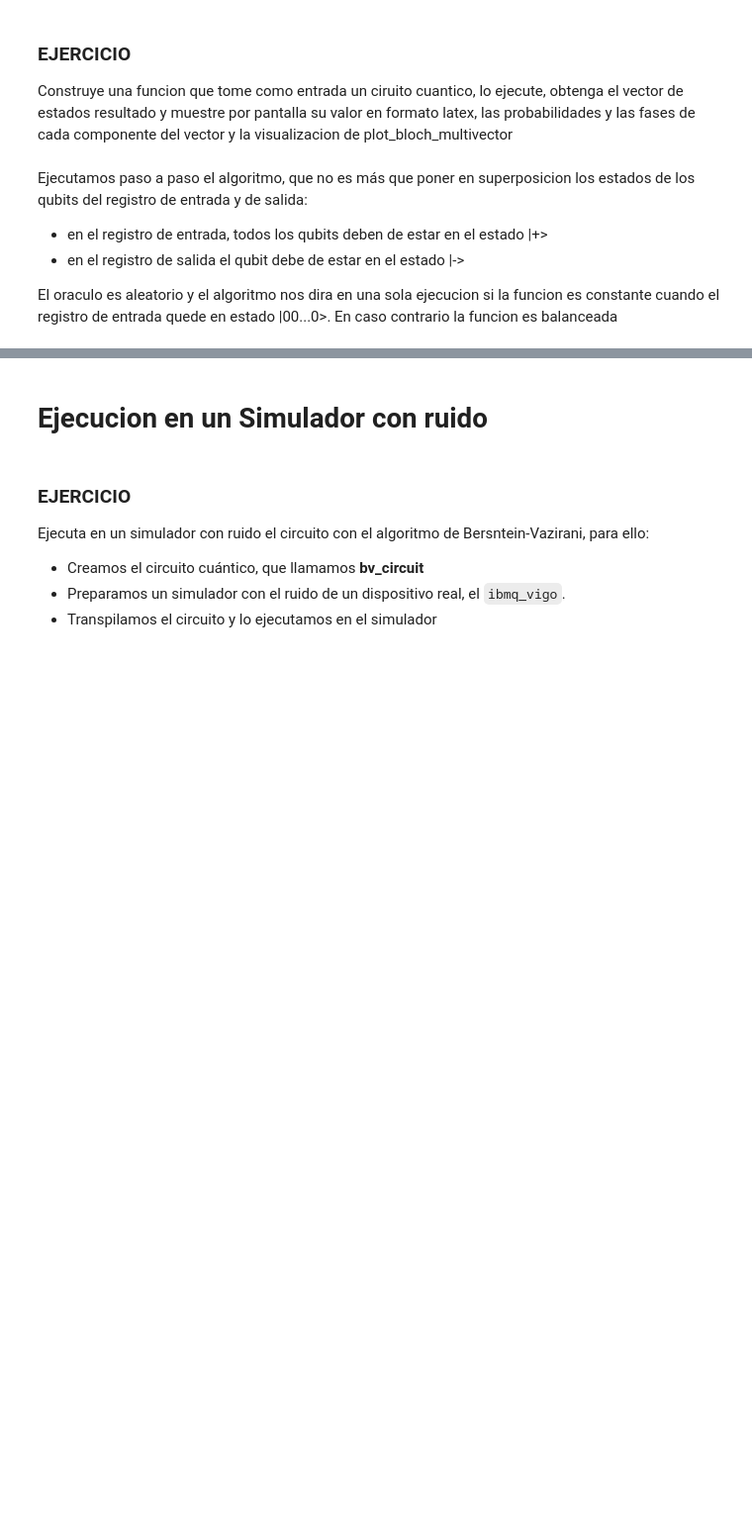
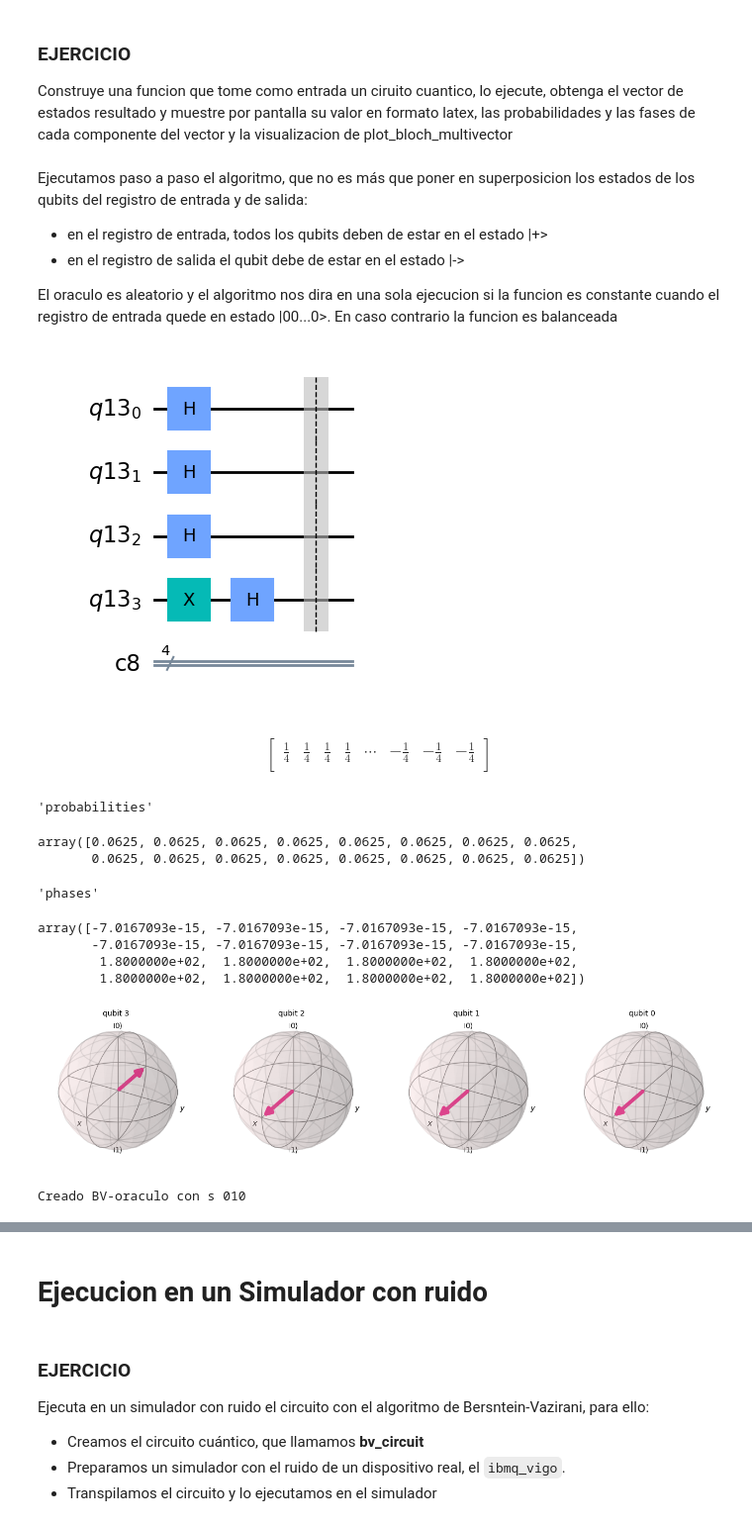
Before and after one commit to jore731/qiskit, a Jupyter notebook: EJERCICIOS/EJERCICIO2_Berstein-Vazirani.ipynb, the cells around one changed output, grey strips where cells are left out. Shown at 99% size. Cells and saved outputs as stored; diff of their text form; code cells hidden in the pictures; blank space fills up the shorter version.

```diff
--- a/EJERCICIOS/EJERCICIO2_Berstein-Vazirani.ipynb
+++ b/EJERCICIOS/EJERCICIO2_Berstein-Vazirani.ipynb
@@ -193,18 +281,20 @@ Construye una funcion que tome como entrada un ciruito cuantico, lo ejecute, obt
 def svector_viz(qc):
     #tomamos un circuito sin medidas
     #medimos el estado, hay que salvar el vector de estados del circuito (en lugar de poner puertas de medida)
-
+    qc.save_statevector()
     #ejecutamos en el simulador
-
+    backend = Aer.get_backend('aer_simulator')
+    results=backend.run(qc).result()
     #obtenemos el vector de estados resultado
-
+    psi=results.get_statevector()
     #imprimimos el vector en latex
-
+    display(array_to_latex(psi))
     #imprimimos las probabilidades de cada estado de la base
-
+    display('probabilities',get_probabilities(psi))
     #imprimimos las pases de cada estado de la base
-
+    display('phases',get_phases(psi))
     #visualizamos el plot_bloch_multivector
+    display(plot_bloch_multivector(psi,reverse_bits=True))
 # %% [markdown]
 Ejecutamos paso a paso el algoritmo, que no es más que poner en superposicion los estados de los qubits del registro de entrada y de salida:
 
@@ -215,28 +305,53 @@ El oraculo es aleatorio y el algoritmo nos dira en una sola ejecucion si la func
 # %%
 #Creamos un circuito de n qubits+1
 n=3
-circuit =
+circuit = QuantumCircuit(QuantumRegister(n+1), ClassicalRegister(n+1))
 
 #PASO 1 - ponemos los qubits de entrada en superposicion
-
+circuit.h(range(n))
 
 #ponemos el qubit de salida
+circuit.x(n)
+circuit.h(n)
+circuit.barrier()
 
 #descomentar para mostrar el circuito y vector de estados en este paso
-#display(circuit.draw())
-#svector_viz(circuit)
+display(circuit.draw('mpl'))
+svector_viz(circuit)
 
 # PASO 2- Le añadimos el oráculo con funcion aleatoria
-
+circuit.compose(bv_oracle(n), inplace=True)
 
 
 #PASO 3 - Le añadimos las puertas Hadamard
+# circuit.h(range(n))
 
 
 #PASO 4- ponemos las puertas de medida solo para los qubits de la entrada
-
+[circuit.measure(bit, bit) for bit in range(n)]
 
 #PASO 5- Medimos resultados finales
+circuit.measure(n,n)
 
+backend = Aer.get_backend('aer_simulator')
+counts=backend.run(circuit).result().get_counts()
 
 #mostramos histograma resultado
+display(plot_histogram(counts))
+# %% [output]
+[figure, added]
+$$
+\begin{bmatrix}
+\frac{1}{4} & \frac{1}{4} & \frac{1}{4} & \frac{1}{4} & \cdots & - \frac{1}{4} & - \frac{1}{4} & - \frac{1}{4}  \\
+ \end{bmatrix}
+$$
+'probabilities'
+array([0.0625, 0.0625, 0.0625, 0.0625, 0.0625, 0.0625, 0.0625, 0.0625,
+       0.0625, 0.0625, 0.0625, 0.0625, 0.0625, 0.0625, 0.0625, 0.0625])
+'phases'
+array([-7.0167093e-15, -7.0167093e-15, -7.0167093e-15, -7.0167093e-15,
+       -7.0167093e-15, -7.0167093e-15, -7.0167093e-15, -7.0167093e-15,
+        1.8000000e+02,  1.8000000e+02,  1.8000000e+02,  1.8000000e+02,
+        1.8000000e+02,  1.8000000e+02,  1.8000000e+02,  1.8000000e+02])
+[figure, added]
+Creado BV-oraculo con s 010
```
Also changed, not shown: parts of 13 cells of this notebook, 3 other files.
